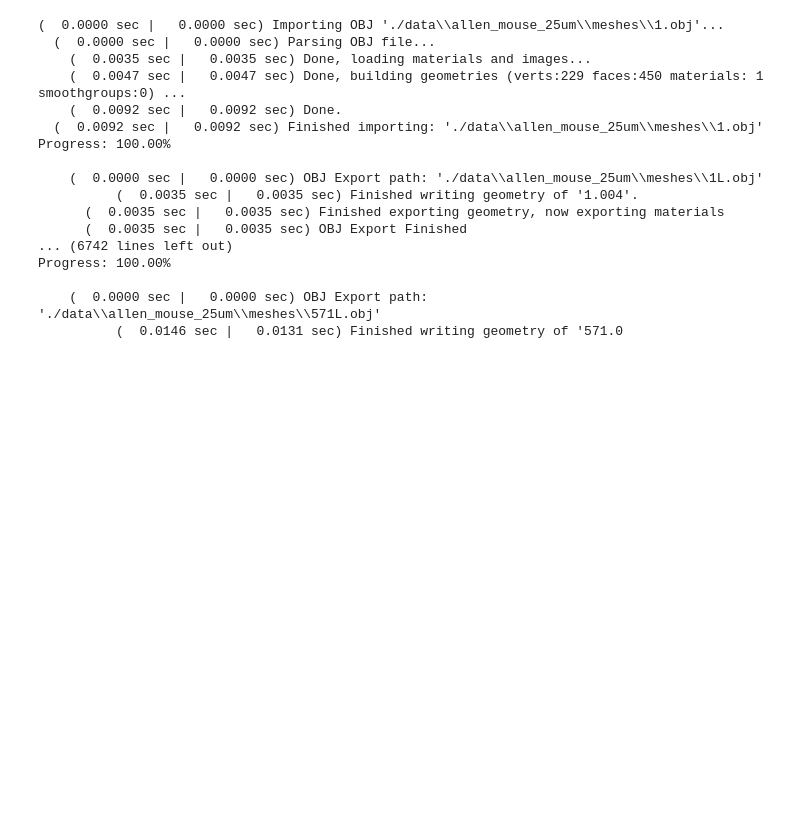
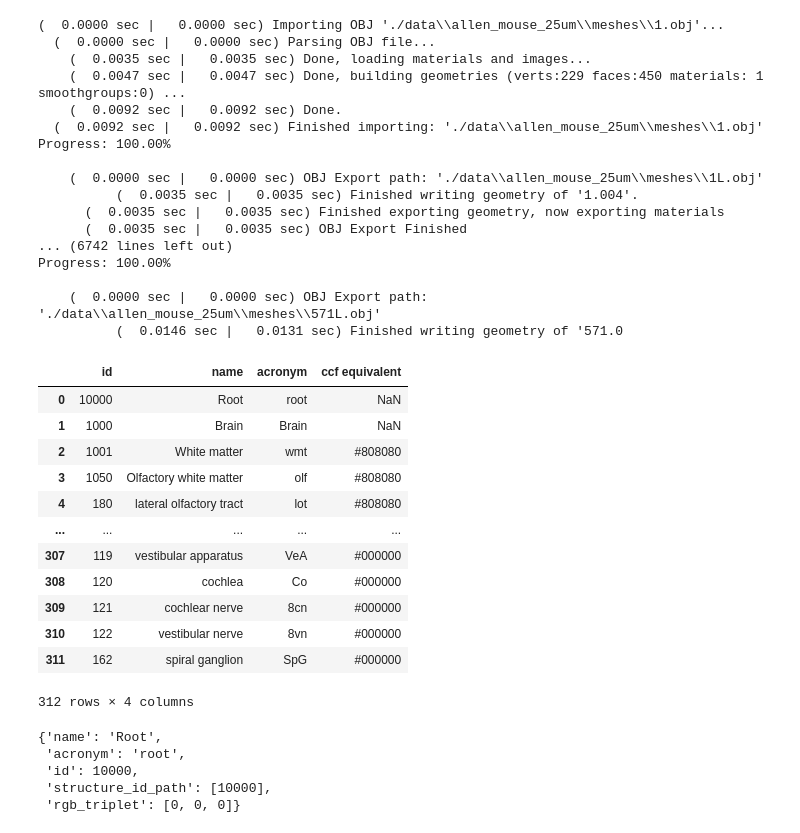
Before and after one commit to VirtualBrainLab/BrainAtlas, a Jupyter notebook: Pipelines/test_conversion.ipynb, the cells around one changed output. Cells and saved outputs as stored; diff of their text form; code cells hidden in the pictures; blank space fills up the shorter version.

```diff
--- a/Pipelines/test_conversion.ipynb
+++ b/Pipelines/test_conversion.ipynb
@@ -351,0 +364,26 @@ Progress: 100.00%
+# %%
+rewrite_df = pd.read_csv('waxholm_acronyms_CCF.csv')
+# %%
+rewrite_df
+# %% [output]
+|  | id | name | acronym | ccf equivalent |
+| 0 | 10000 | Root | root | NaN |
+| 1 | 1000 | Brain | Brain | NaN |
+| 2 | 1001 | White matter | wmt | #808080 |
+| 3 | 1050 | Olfactory white matter | olf | #808080 |
+| 4 | 180 | lateral olfactory tract | lot | #808080 |
+| ... | ... | ... | ... | ... |
+| 307 | 119 | vestibular apparatus | VeA | #000000 |
+| 308 | 120 | cochlea | Co | #000000 |
+| 309 | 121 | cochlear nerve | 8cn | #000000 |
+| 310 | 122 | vestibular nerve | 8vn | #000000 |
+| 311 | 162 | spiral ganglion | SpG | #000000 |
+312 rows × 4 columns
+# %%
+rat_structures[0]
+# %% [output]
+{'name': 'Root',
+ 'acronym': 'root',
+ 'id': 10000,
+ 'structure_id_path': [10000],
+ 'rgb_triplet': [0, 0, 0]}
```
Also changed, not shown: parts of 6 cells of this notebook, 6 other files.
